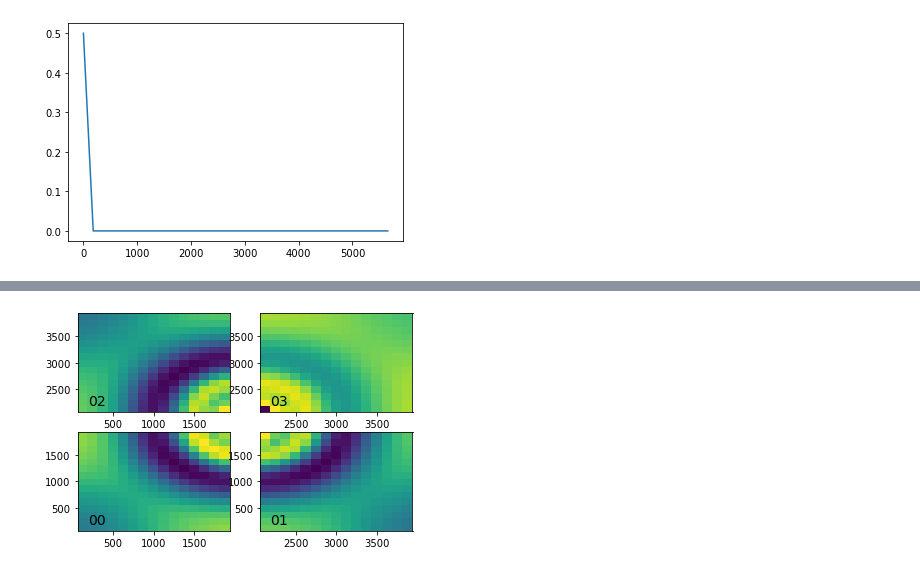
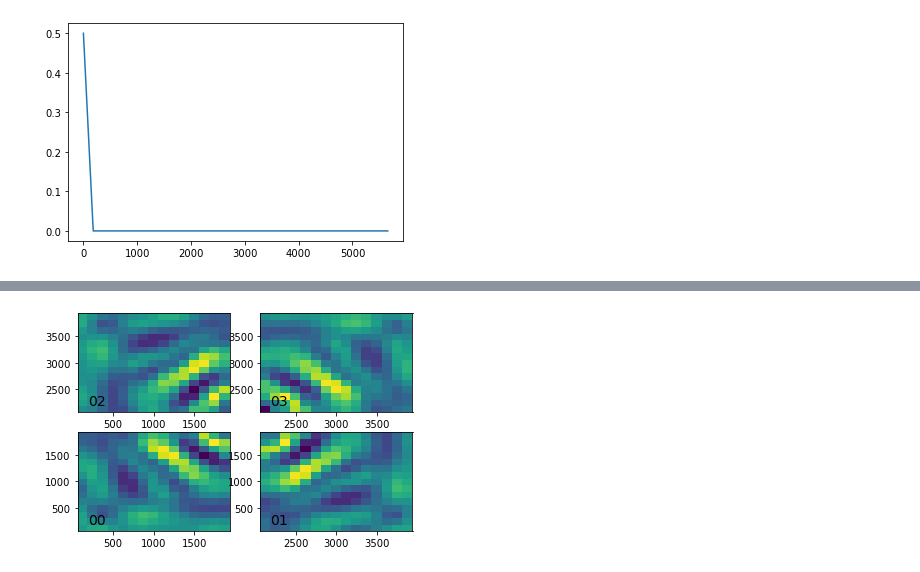
Before and after one commit to cpierard/Nyles, a Jupyter notebook: notebooks/01-Diagnotics.ipynb, the cells around one changed output, grey strips where cells are left out. Cells and saved outputs as stored; diff of their text form; code cells hidden in the pictures.

```diff
--- a/notebooks/01-Diagnotics.ipynb
+++ b/notebooks/01-Diagnotics.ipynb
@@ -62,13 +52,13 @@ ma.masked_outside
 # %%
-t = 15
+t = 140
 x0 = 2000
 y0 = 2000
 for i in range(0, 4):
     k = (i+2)%4 + 1
 
     ax = plt.subplot(2,2,k)
     XX, YY = np.meshgrid(grid[f'x_{i}'], grid[f'y_{i}'])
     ax.pcolormesh(XX, YY, field[f'b_{i}'][t, 8, :, :])
     ax.text(XX[1,1],YY[1,1], f'{i:02d}', size=14)
 # %% [output]
-[figure, old version]
+[figure, new version]
```
Also changed, not shown: parts of 32 cells of this notebook.
